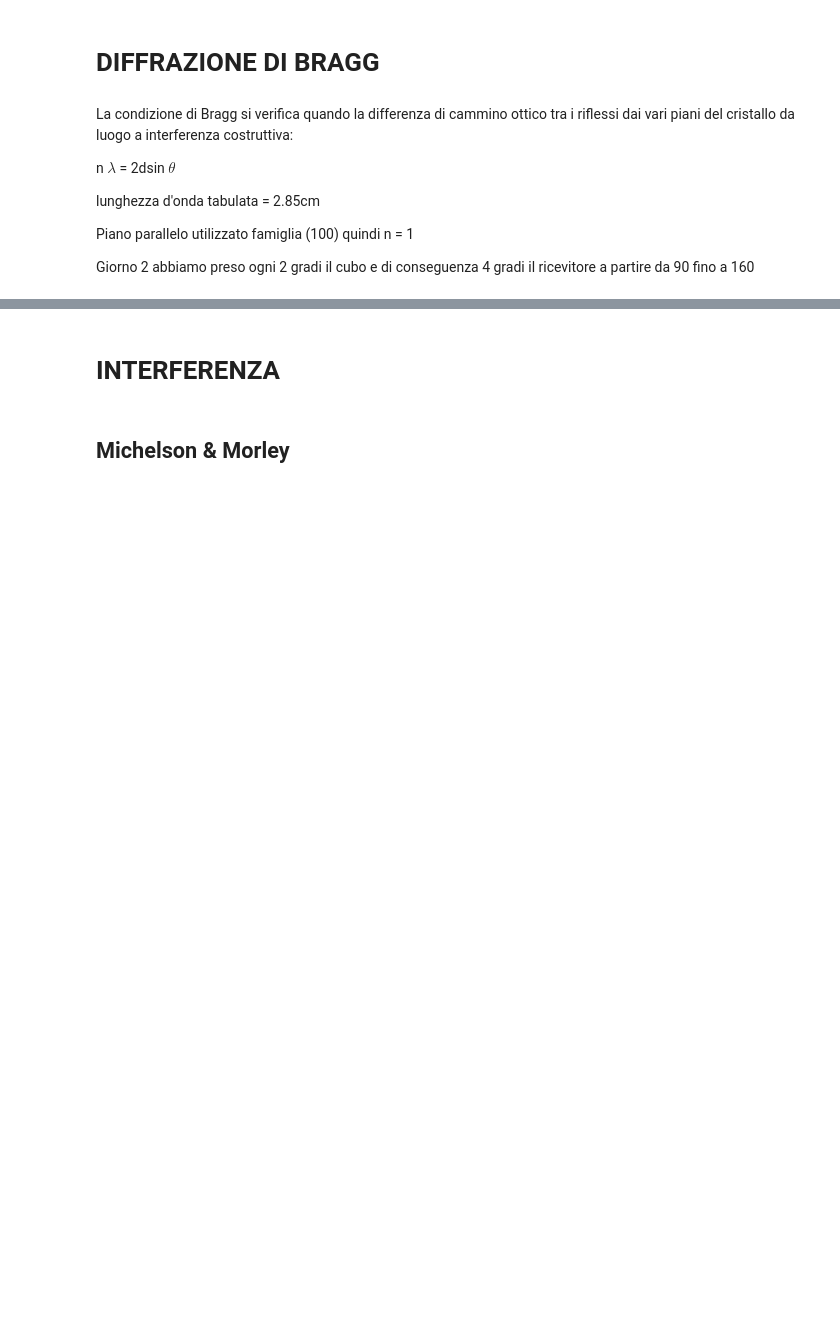
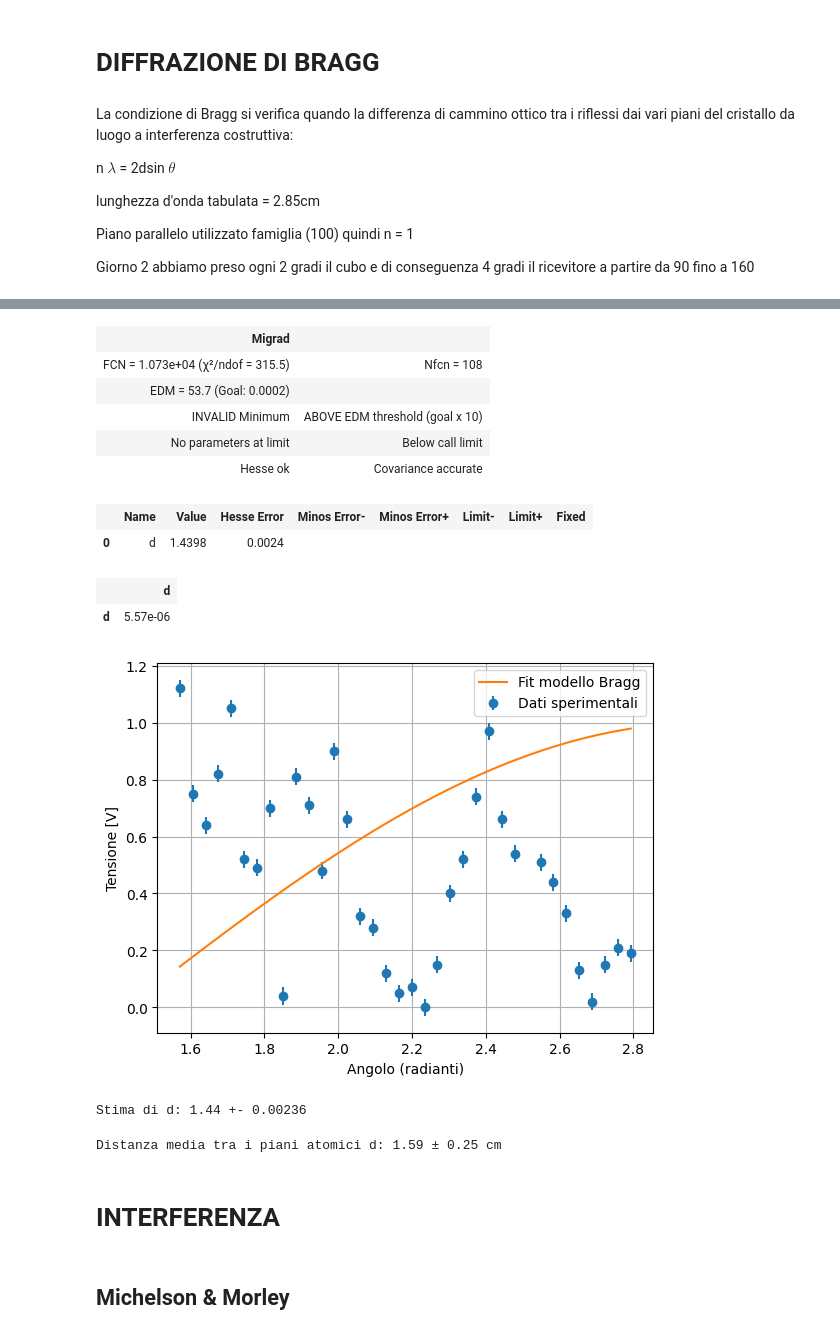
Before and after one commit to Pavar0tty/Laboratorio_2, a Jupyter notebook: Microonde/Analisi.ipynb, the cells around one changed output, grey strips where cells are left out. Drawn from its saved outputs; the diff is of its cells as text; code cells hidden in the pictures; blank space fills up the shorter version.

```diff
--- a/Microonde/Analisi.ipynb
+++ b/Microonde/Analisi.ipynb
@@ -448,3 +544,58 @@ print(f"Stima della distanza d: ({d_fit:.4f} ± {d_fit_err:.4f}) cm")
+# %%
+#fit bragg
+lambda_true = 2.85
+
+
+def modello_bragg(theta,d):
+    return np.abs( np.sin(theta - np.arcsin(lambda_true / (2*d))))
+
+params, vals, errs, pval, dof, chi_quadro, cov = LS_fit(rad_bragg, amp_bragg, amp_bragg_err, modello_bragg, d=1.5)
+
+plt.errorbar(rad_bragg, amp_bragg, yerr=amp_bragg_err, fmt='o', label='Dati sperimentali')
+theta_fit = np.linspace(min(rad_bragg), max(rad_bragg), 1000)
+plt.plot(theta_fit, modello_bragg(theta_fit, vals[0]), label='Fit modello Bragg')
+plt.xlabel('Angolo (radianti)')
+plt.ylabel('Tensione [V]')
+plt.grid()
+plt.legend()
+plt.show()
+
+# Stima di d
+d_best = vals[0]
+d_err = errs[0]
+print(f"Stima di d: {d_best:.3g} +- {d_err:.3g}")
+# %% [output]
+| Migrad |  |
+| FCN = 1.073e+04 (χ²/ndof = 315.5) | Nfcn = 108 |
+| EDM = 53.7 (Goal: 0.0002) |  |
+| INVALID Minimum | ABOVE EDM threshold (goal x 10) |
+| No parameters at limit | Below call limit |
+| Hesse ok | Covariance accurate |
+|  | Name | Value | Hesse Error | Minos Error- | Minos Error+ | Limit- | Limit+ | Fixed |
+| 0 | d | 1.4398 | 0.0024 |  |  |  |  |  |
+|  | d |
+| d | 5.57e-06 |
+[figure, added]
+Stima di d: 1.44 +- 0.00236
+# %%
+#stima approssimativa con media dei picchi per d
+
+angoli_picchi_deg = [90, 98, 104, 108, 114, 138]
+angoli_picchi_rad = np.radians(angoli_picchi_deg)
+
+lambda_microwave = 2.85  # cm
+
+# Calcola d per ogni angolo di incidenza
+d_values = []
+for theta in angoli_picchi_rad:
+    d = lambda_microwave / (2 * np.sin(theta))
+    d_values.append(d)
+
+d_media = np.mean(d_values)
+d_std = np.std(d_values)
+print(f"Distanza media tra i piani atomici d: {d_media:.2f} ± {d_std:.2f} cm")
+# %% [output]
+Distanza media tra i piani atomici d: 1.59 ± 0.25 cm
 # %% [markdown]
 # INTERFERENZA
 # %% [markdown]
```
Also changed, not shown: parts of 22 cells of this notebook.
